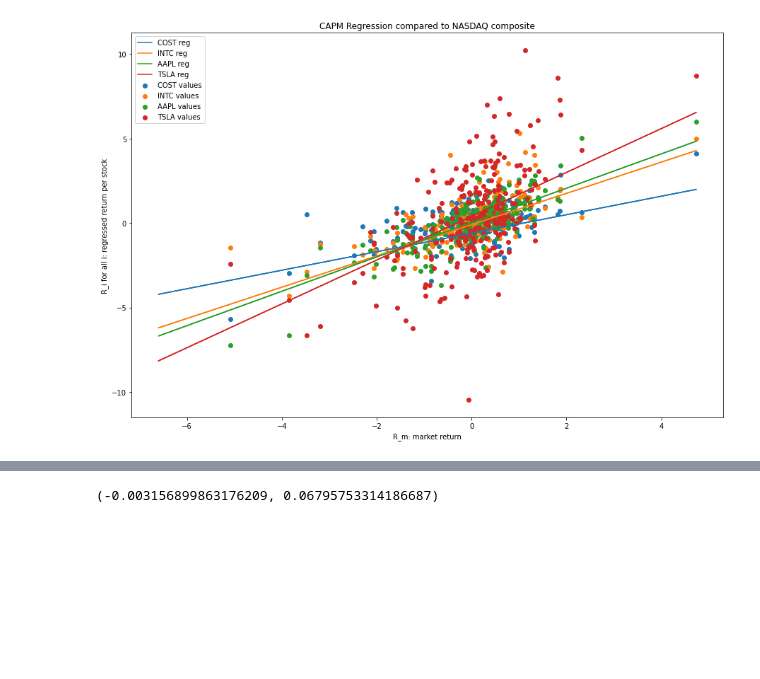
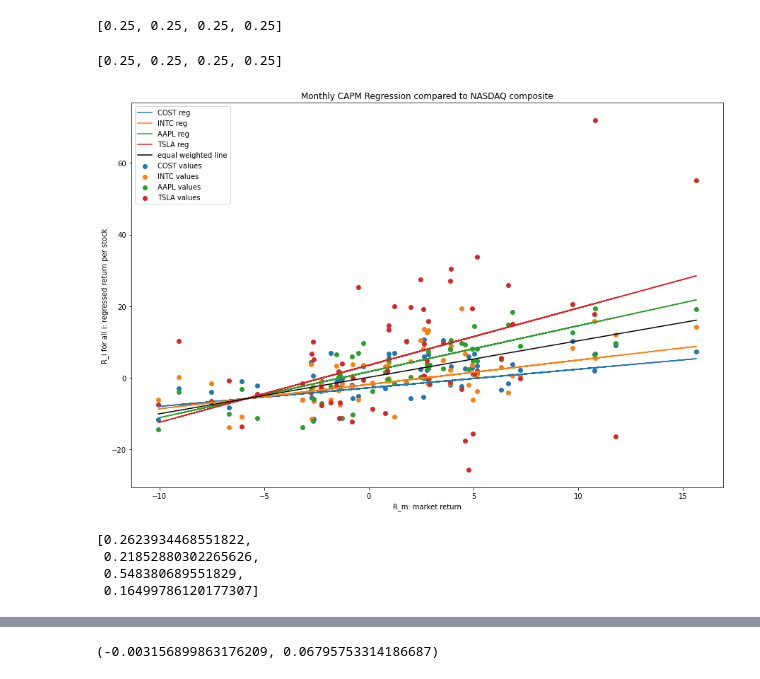
Before and after one commit to mirwong/finmetrics, a Jupyter notebook: linearity_tests/Linearity_Test_v1.ipynb, the cells around one changed output, grey strips where cells are left out. Drawn from its saved outputs; the diff is of its cells as text; code cells hidden in the pictures; blank space fills up the shorter version.

```diff
--- a/linearity_tests/Linearity_Test_v1.ipynb
+++ b/linearity_tests/Linearity_Test_v1.ipynb
@@ -157,7 +114,0 @@ def weighted_portfolio(stocks, weights=[]):
-# %%
-regression = pd.DataFrame({'Date': copy.copy(comp['Date']),
-                           'R_m': copy.copy(comp['Pct Return'])})
-for stock in stocks.index:
-    regression['R_i {}'.format(stock)] = regression.apply(lambda row: stocks.loc[stock, 'B_im']*row['R_m'] + stocks.loc[stock, 'a_im'], axis=1)
-    regression['True {}'.format(stock)] = copy.copy(load_stock('{}_10y.csv'.format(stock))['Pct Return'])
-regression
@@ -177,0 +115,3 @@ regression
+# %%
+stocks_d, daily_data, comp_d = create_dataframes(stockList, compName)
+stocks_m, monthly_data, comp_m = create_dataframes(stockList, compName, datatype='monthly')
@@ -178,23 +127,38 @@ regression
+# %%
+R_om_daily = find_R_om(daily_data)
+stocks_d = get_a_im(R_om_daily, stocks_d, stockList)
+portfolio_d = weighted_portfolio(stocks_d)
+regression_d = create_regression(stocks_d, comp_d, daily_data)
+# %% [output]
+[0.25, 0.25, 0.25, 0.25]
+# %%
+R_om_monthly = find_R_om(monthly_data)
+stocks_m = get_a_im(R_om_monthly, stocks_m, stockList)
+portfolio_m = weighted_portfolio(stocks_m)
+regression_m = create_regression(stocks_m, comp_m, monthly_data)
+# %% [output]
+[0.25, 0.25, 0.25, 0.25]
 # %%
-def plot_reg(stocks, regression):
+def plot_reg(stocks, regression, hasWeighted=True, n_pts=10, title='CAPM Regression compared to NASDAQ composite'):
     plt.figure(figsize=(15, 10))
     axes = plt.gca()
     axes.set_xlabel('R_m: market return')
     axes.set_ylabel('R_i for all i: regressed return per stock')
     r2_list = []
-    for stock in stocks.index:
+    for stock in stocks.index[:-1]:
         plt.plot(regression['R_m'], regression['R_i {}'.format(stock)], label='{} reg'.format(stock))
-        plt.scatter(list(regression['R_m'])[::10], list(regression['True {}'.format(stock)])[::10], label='{} values'.format(stock))
+        plt.scatter(list(regression['R_m'])[::n_pts], list(regression['True {}'.format(stock)])[::n_pts], label='{} values'.format(stock))
 
         correlation_matrix = np.corrcoef(regression['R_i {}'.format(stock)], regression['True {}'.format(stock)])
         correlation_xy = correlation_matrix[0,1]
         r_squared = correlation_xy**2
         r2_list.append(r_squared)
+    # Weighted
+    if hasWeighted:
+        r_m_pts = np.linspace(regression['R_m'].min(),regression['R_m'].max(),100)
+        weighted_line = stocks.iloc[len(stocks.index)-1]['B_im']*r_m_pts + stocks.iloc[len(stocks.index)-1]['a_im']
+        plt.plot(r_m_pts, weighted_line, 'k', label='equal weighted line')
     plt.legend()
-    plt.title('CAPM Regression compared to NASDAQ composite')
+    plt.title(title)
     plt.show()
     return r2_list
-# %%
-r2 = plot_reg(stocks, regression)
-# %% [output]
-[figure, removed]
@@ -211,0 +165,11 @@ print(r_squared)
+# %%
+r2m = plot_reg(portfolio_m, regression_m, n_pts=2, title='Monthly CAPM Regression compared to NASDAQ composite')
+# %% [output]
+[figure, added]
+# %%
+r2m
+# %% [output]
+[0.2623934468551822,
+ 0.21852880302265626,
+ 0.548380689551829,
+ 0.16499786120177307]
```
Also changed, not shown: parts of 25 cells of this notebook, 10 other files.
